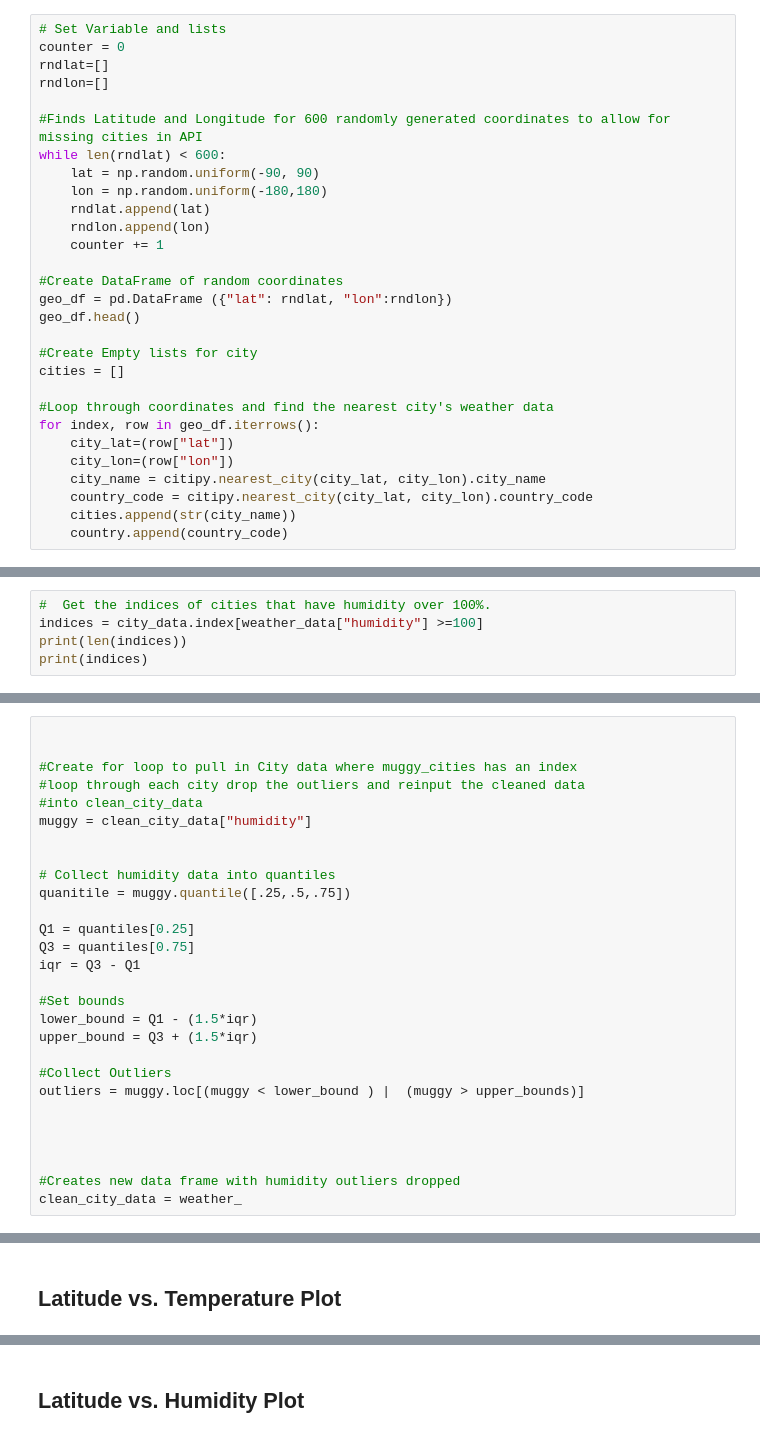
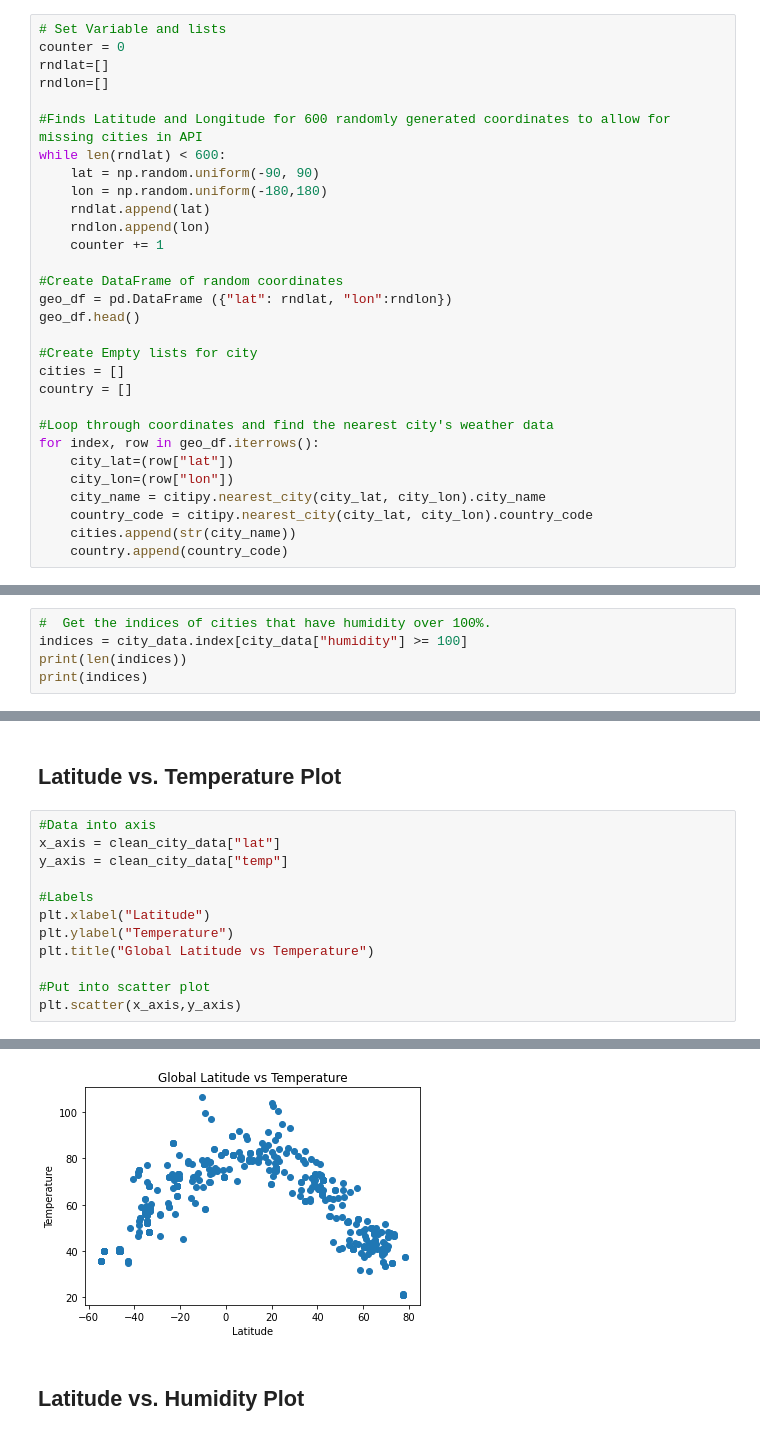
Before and after one commit to jobongie/python-api-challenge, a Jupyter notebook: WeatherPy/WeatherPy.ipynb, the cells around one changed output, grey strips where cells are left out. Saved outputs shown, nothing was run; the diff lists cells and outputs as text.

```diff
--- a/WeatherPy/WeatherPy.ipynb
+++ b/WeatherPy/WeatherPy.ipynb
@@ -34,6 +34,7 @@ geo_df.head()
 
 #Create Empty lists for city
 cities = []
+country = []
 
 #Loop through coordinates and find the nearest city's weather data
 for index, row in geo_df.iterrows():
@@ -126,7 +125,7 @@ city_data.head()
 Skip this step if there are no cities that have humidity > 100%.
 # %%
 #  Get the indices of cities that have humidity over 100%.
-indices = city_data.index[weather_data["humidity"] >=100]
+indices = city_data.index[city_data["humidity"] >= 100]
 print(len(indices))
 print(indices)
 # %% [output]
@@ -173,34 +156,19 @@ clean_city_data = weather_
-# %%
-
-
-#Create for loop to pull in City data where muggy_cities has an index
-#loop through each city drop the outliers and reinput the cleaned data
-#into clean_city_data
-muggy = clean_city_data["humidity"]
-
-
-# Collect humidity data into quantiles
-quanitile = muggy.quantile([.25,.5,.75])
-
-Q1 = quantiles[0.25]
-Q3 = quantiles[0.75]
-iqr = Q3 - Q1
-
-#Set bounds
-lower_bound = Q1 - (1.5*iqr)
-upper_bound = Q3 + (1.5*iqr)
-
-#Collect Outliers
-outliers = muggy.loc[(muggy < lower_bound ) |  (muggy > upper_bounds)]
-
-
-
-
-#Creates new data frame with humidity outliers dropped
-clean_city_data = weather_
 # %% [markdown]
 ## Plotting the Data
 * Use proper labeling of the plots using plot titles (including date of analysis) and axes labels.
 * Save the plotted figures as .pngs.
 # %% [markdown]
 ## Latitude vs. Temperature Plot
+# %%
+#Data into axis
+x_axis = clean_city_data["lat"]
+y_axis = clean_city_data["temp"]
+
+#Labels
+plt.xlabel("Latitude")
+plt.ylabel("Temperature")
+plt.title("Global Latitude vs Temperature")
+
+#Put into scatter plot
+plt.scatter(x_axis,y_axis)
+# %% [output]
@@ -207,2 +176,3 @@ clean_city_data = weather_
+[figure, added]
 # %% [markdown]
 ## Latitude vs. Humidity Plot
```
Also changed, not shown: parts of 10 cells of this notebook.
